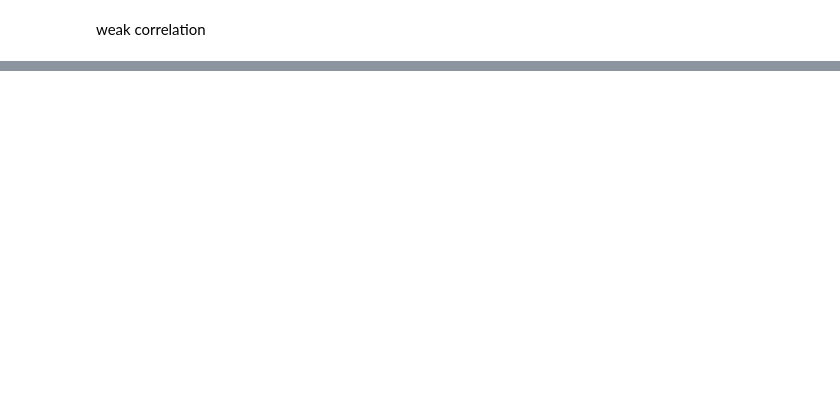
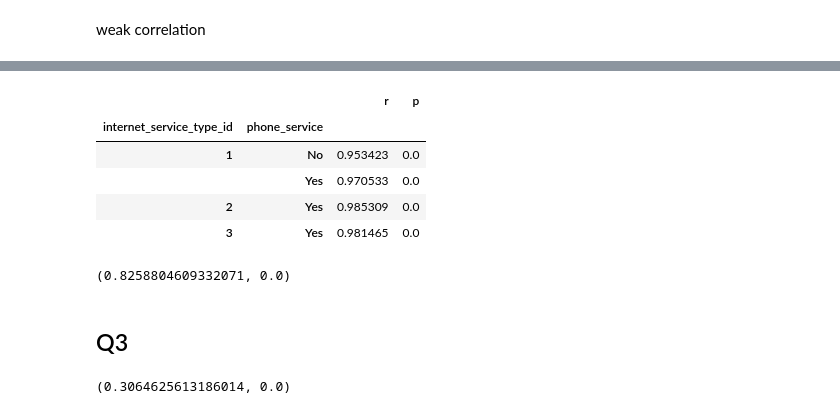
Before and after one commit to Michael-Austin-Mesa/statistics-exercises, a Jupyter notebook: hypothesis_testing.ipynb, the cells around one changed output, grey strips where cells are left out. Drawn from its saved outputs; the diff is of its cells as text; code cells hidden in the pictures; blank space fills up the shorter version.

```diff
--- a/hypothesis_testing.ipynb
+++ b/hypothesis_testing.ipynb
@@ -352,0 +393,18 @@ dtype('O')
+# %%
+def corr_tenure_and_total(t_churn):
+    return pd.Series(stats.pearsonr(t_churn.tenure, t_churn.total_charges), index=['r', 'p'])
+# %%
+t_churn.groupby(['internet_service_type_id', 'phone_service']).apply(corr_tenure_and_total)
+# %% [output]
+|  |  | r | p |
+| internet_service_type_id | phone_service |  |  |
+| 1 | No | 0.953423 | 0.0 |
+|  | Yes | 0.970533 | 0.0 |
+| 2 | Yes | 0.985309 | 0.0 |
+| 3 | Yes | 0.981465 | 0.0 |
+# %%
+stats.pearsonr(t_churn.tenure, t_churn.total_charges)
+# %% [output]
+(0.8258804609332071, 0.0)
+# %% [markdown]
+## Q3
@@ -352,0 +421,4 @@ dtype('O')
+# %%
+stats.pearsonr(employees_with_salaries.tenure, employees_with_salaries.salary)
+# %% [output]
+(0.3064625613186014, 0.0)
```
Also changed, not shown: parts of 72 cells of this notebook.
